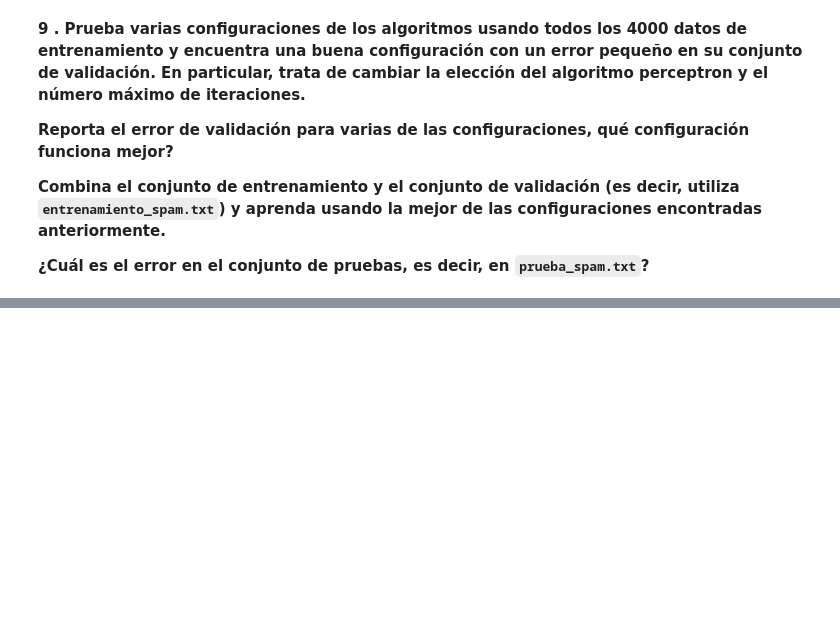
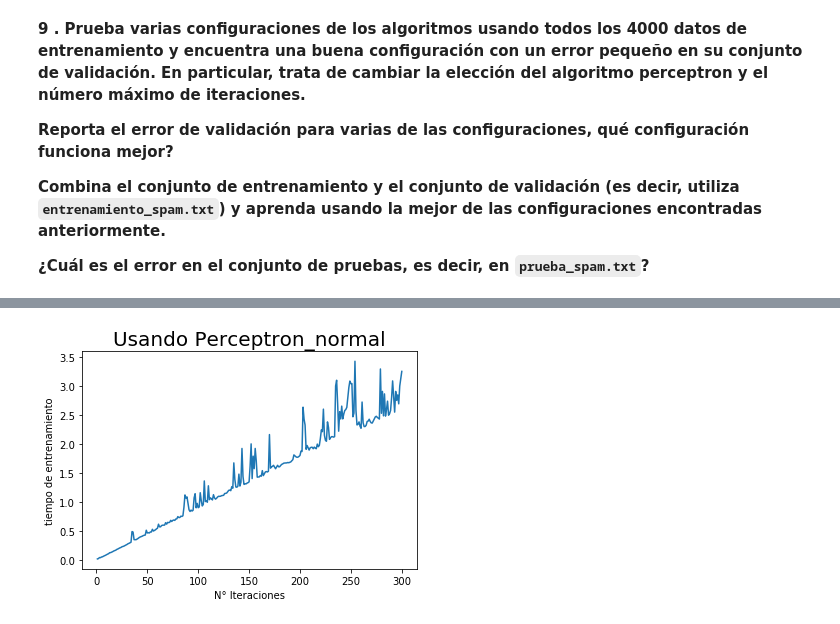
Before and after one commit to mmejiap/segunda-asignacion-del-curso-cm-072-team-bomb, a Jupyter notebook: AsignacionML2.ipynb, the cells around one changed output, grey strips where cells are left out. Drawn from its saved outputs; the diff is of its cells as text; code cells hidden in the pictures; blank space fills up the shorter version.

```diff
--- a/AsignacionML2.ipynb
+++ b/AsignacionML2.ipynb
@@ -1037,0 +1112,9 @@ __¿Cuál es el error en el conjunto de pruebas, es decir, en  `prueba_spam.txt`
+# %%
+# mostrando el tiempo que demorar el tiempo de entrenamiento en funcion del numero de iteraciones
+plt.plot(x_iter_norm, y_time_train_norm) # formamos las barras
+plt.title("Usando Perceptron_normal", fontsize = 20)
+plt.xlabel('N° Iteraciones')
+plt.ylabel('tiempo de entrenamiento')
+plt.show()
+# %% [output]
+[figure, added]
```
Also changed, not shown: parts of 13 cells of this notebook.
